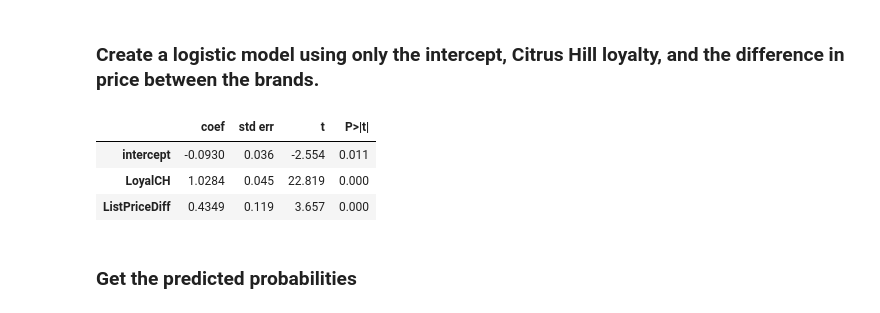
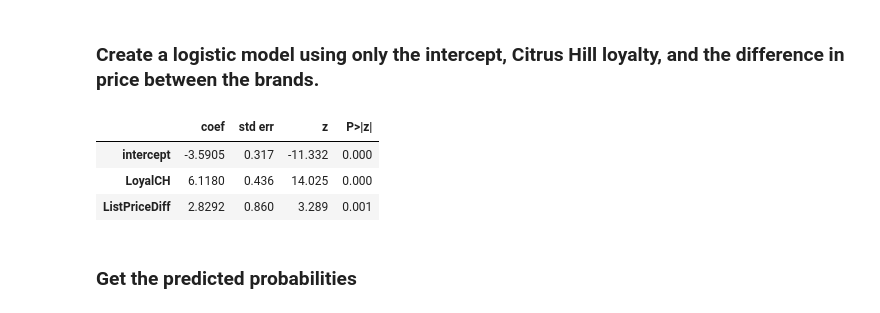
Before and after one commit to Ross-I-Hill/code_2600, a Jupyter notebook: mod06_classification.ipynb, the cells around one changed output. Drawn from its saved outputs; the diff is of its cells as text; code cells hidden in the pictures.

```diff
--- a/mod06_classification.ipynb
+++ b/mod06_classification.ipynb
@@ -196,19 +196,19 @@ summarize(initial_results)
 # %%
 var_list = ['intercept', 'LoyalCH', 'ListPriceDiff']
 
 # build model
-glm = sm.OLS(y_train, X_train[var_list])
+glm = sm.GLM(y_train, X_train[var_list], family=sm.families.Binomial())
 
 # fit model
 results = glm.fit()
 
 # analyze model
 summarize(results)
 # %% [output]
-|  | coef | std err | t | P>|t| |
-| intercept | -0.0930 | 0.036 | -2.554 | 0.011 |
-| LoyalCH | 1.0284 | 0.045 | 22.819 | 0.000 |
-| ListPriceDiff | 0.4349 | 0.119 | 3.657 | 0.000 |
+|  | coef | std err | z | P>|z| |
+| intercept | -3.5905 | 0.317 | -11.332 | 0.000 |
+| LoyalCH | 6.1180 | 0.436 | 14.025 | 0.000 |
+| ListPriceDiff | 2.8292 | 0.860 | 3.289 | 0.001 |
 # %% [markdown]
 ### Get the predicted probabilities
 # %%
```
Also changed, not shown: parts of 4 cells of this notebook.
